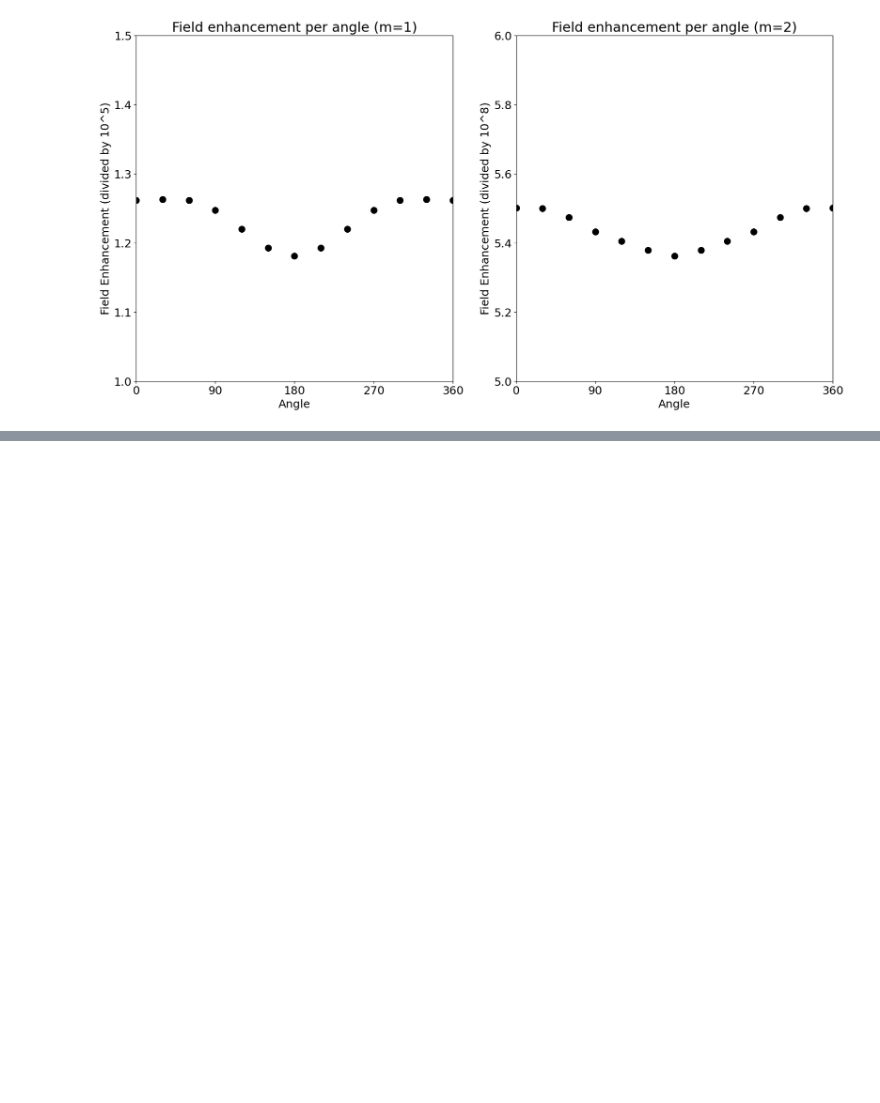
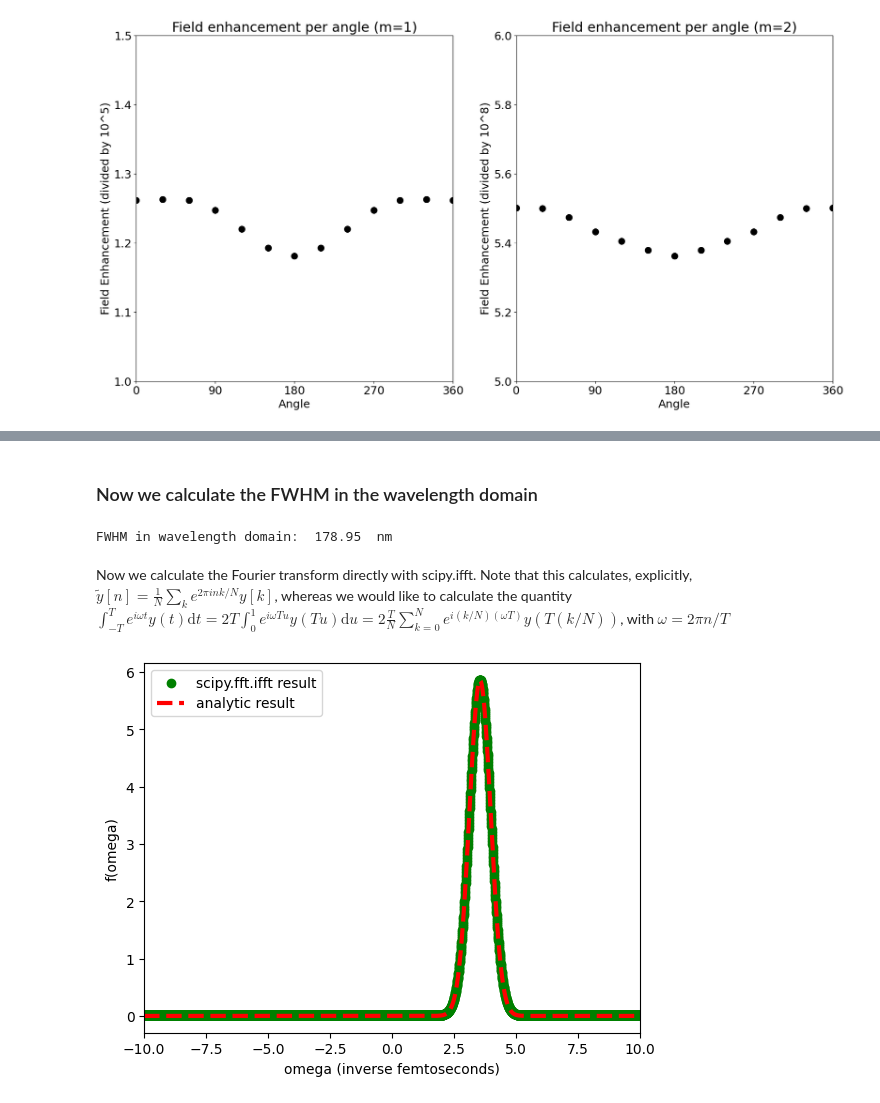
Before and after one commit to AliGhorashiCMT/Coherent-Perfect-Absorption, a Jupyter notebook: cylinders/Passive sink plane waves and time domain.ipynb, the cells around one changed output, grey strips where cells are left out. Drawn from its saved outputs; the diff is of its cells as text; code cells hidden in the pictures; blank space fills up the shorter version.

```diff
--- a/cylinders/Passive sink plane waves and time domain.ipynb
+++ b/cylinders/Passive sink plane waves and time domain.ipynb
@@ -167,0 +197,28 @@ ax2.set_title("Field enhancement per angle (m=2)");
+# %% [markdown]
+### Now we calculate the FWHM in the wavelength domain
+# %%
+max_signal = np.max(fourier_transform_quad) # Maximum of f(omega)
+omega_hwhm = omegas[np.argmin(np.abs(fourier_transform_quad-max_signal/2))] # omega corresponding to f(omega) = max(f(omega))/2
+print("FWHM in wavelength domain: ", 2*(2*pi*c/omega_hwhm-lambda_air).round(3), " nm")
+# %% [output]
+FWHM in wavelength domain:  178.95  nm
+# %% [markdown]
+Now we calculate the Fourier transform directly with scipy.ifft. Note that this calculates, explicitly, $\tilde{y}[n]=\frac{1}{N}\sum_k e^{2\pi i nk/N} y[k]$, whereas we would like to calculate the quantity $\int_{-T}^{T} e^{i\omega t} y(t)\text{d}t=2T\int_{0}^{1}e^{i\omega T u} y(Tu)\text{d}u=2\frac{T}{N}\sum_{k=0}^{N} e^{i(k/N)(\omega T)} y(T(k/N))$, with $\omega=2\pi n/T$
+# %%
+N = 100000
+T = 1000
+t_s = linspace(0, T, N)
+omega_grid = linspace(0, N-1, N)
+fft_direct = 2*T*ifft(gaussian_pulse(t_s)*exp(-1j*t_s*omega_c))
+omega_fft = np.where(omega_grid>N/2, omega_grid-N, omega_grid)*2*pi/T
+# %%
+plt.scatter(omega_fft, fft_direct.real, color="green", label="scipy.fft.ifft result")
+plt.plot(omegas, fourier_transform_analytic, linestyle="dashed", linewidth=3, color="red", label="analytic result");
+plt.xlim(-10, 10);
+#plt.ylim(0, None);
+plt.xlabel("omega (inverse femtoseconds)");
+plt.ylabel("")
+plt.legend();
+plt.ylabel("f(omega)");
+# %% [output]
+[figure, added]
```
Also changed, not shown: parts of 12 cells of this notebook.
